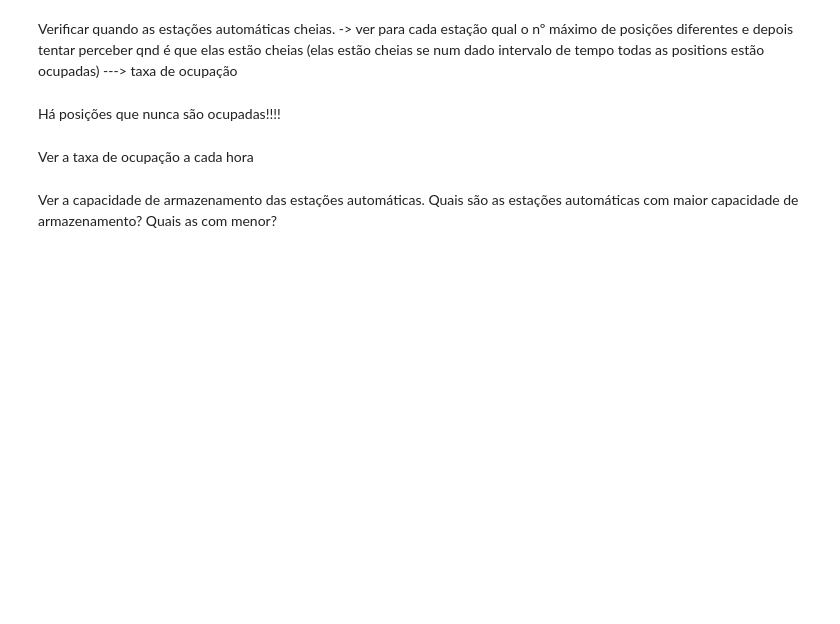
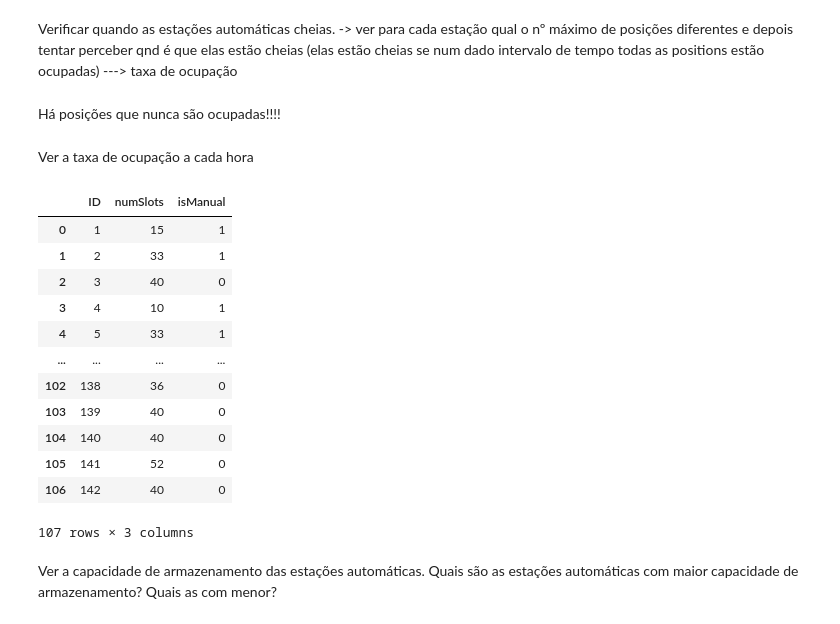
Before and after one commit to anafsa/ChildrenOfJupyter, a Jupyter notebook: Stage-3/EDA-Ana.ipynb, the cells around one changed output. Saved outputs shown, nothing was run; the diff lists cells and outputs as text; code cells hidden in the pictures; blank space fills up the shorter version.

```diff
--- a/Stage-3/EDA-Ana.ipynb
+++ b/Stage-3/EDA-Ana.ipynb
@@ -219,5 +186,21 @@ get_bikes_per_station(df, 8)
 df.columns
 # %% [markdown]
 Ver a taxa de ocupação a cada hora
+# %%
+df_info
+# %% [output]
+|  | ID | numSlots | isManual |
+| 0 | 1 | 15 | 1 |
+| 1 | 2 | 33 | 1 |
+| 2 | 3 | 40 | 0 |
+| 3 | 4 | 10 | 1 |
+| 4 | 5 | 33 | 1 |
+| ... | ... | ... | ... |
+| 102 | 138 | 36 | 0 |
+| 103 | 139 | 40 | 0 |
+| 104 | 140 | 40 | 0 |
+| 105 | 141 | 52 | 0 |
+| 106 | 142 | 40 | 0 |
+107 rows × 3 columns
 # %% [markdown]
 Ver a capacidade de armazenamento das estações automáticas. Quais são as estações automáticas com maior capacidade de armazenamento? Quais as com menor?
```
Also changed, not shown: parts of 13 cells of this notebook.
